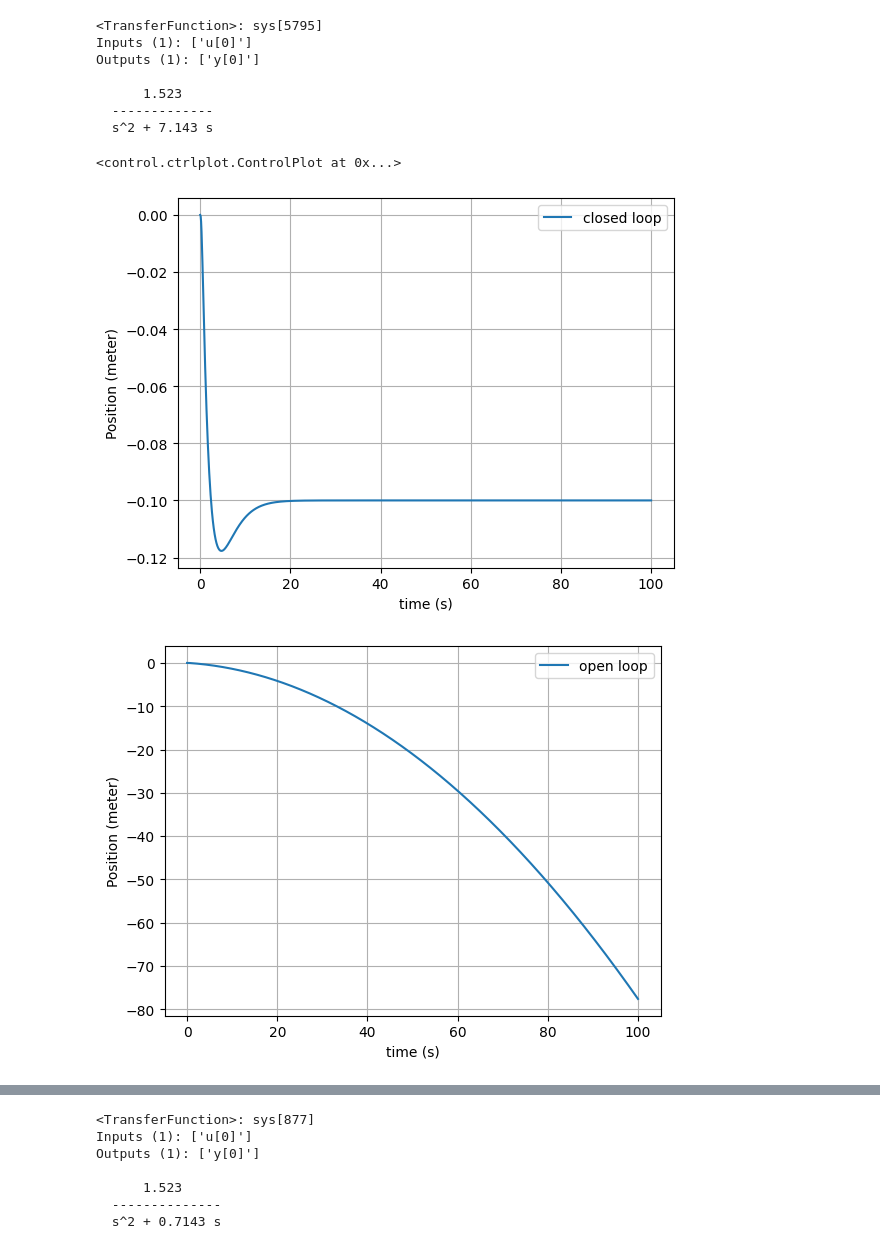
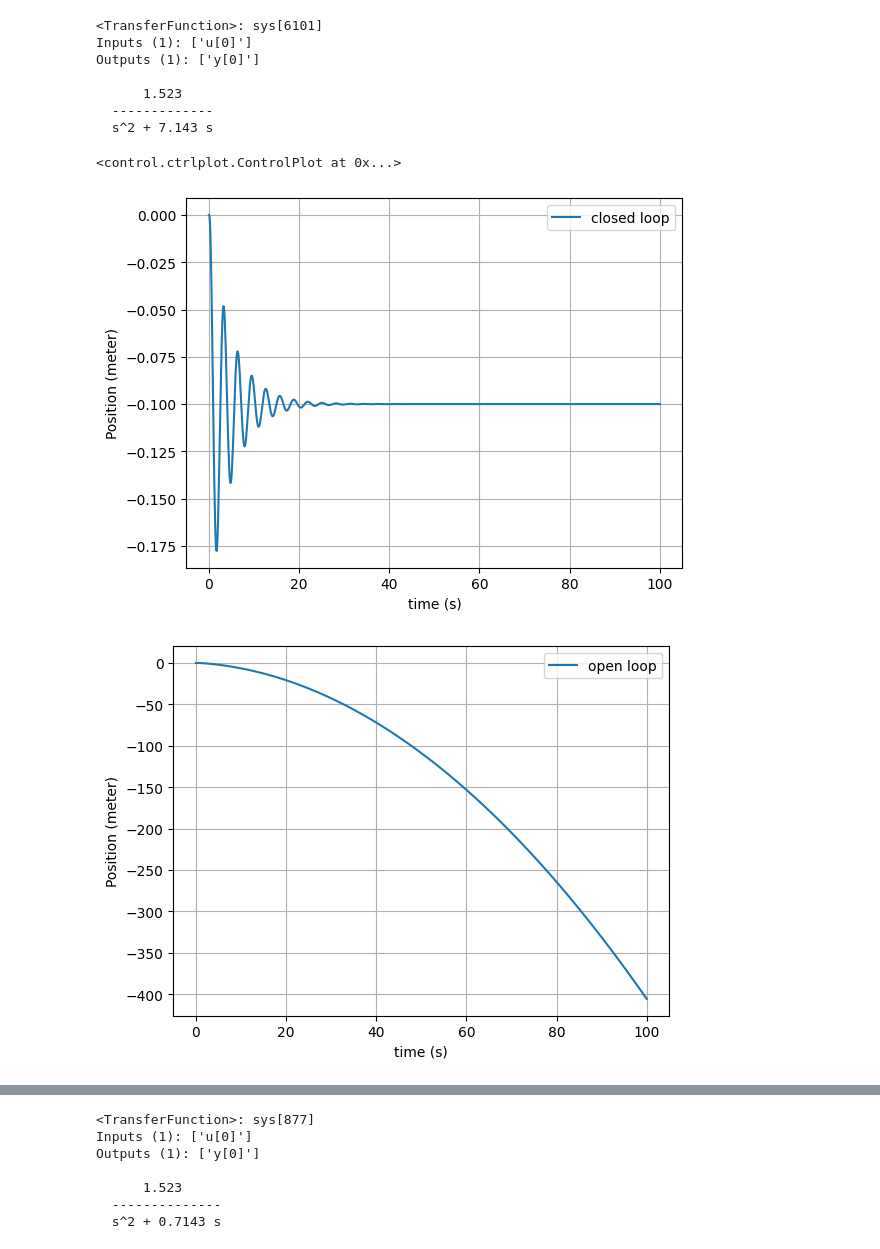
Before and after one commit to TijnAltenaAO/python-modeling, a Jupyter notebook: controlsystemsmodeling.ipynb, the cells around one changed output, grey strips where cells are left out. Cells and saved outputs as stored; diff of their text form; code cells hidden in the pictures.

```diff
--- a/controlsystemsmodeling.ipynb
+++ b/controlsystemsmodeling.ipynb
@@ -17,7 +17,7 @@ s = ctl.TransferFunction.s
 
 K = 4.4
 # K = 0.28
-T = 0.1512 # check with calculations (paper says 0.4?)
+T = 0.8 # check with calculations (paper says 0.4?)
 
 Kp = 1
 Ki = 0
@@ -31,53 +31,57 @@ den = [1, (5/7)*(b / (R*m)), 0]
 H_sys = tf(num, den)
 print(H_sys)
 
-integrator = 1/s # Misschien mogelijk, lastig
-H_motor = (K/(s+(1/T))) # of tao* s+ 1 in noemer
-H_motor = integrator * H_motor
+integrator = 1/s
+H_motorspeed = (K/(s+(1/T)))
+H_motorposition = integrator * H_motorspeed
 
-H_openloop = H_sys*H_motor
-H_total = H_sys*H_motor*H_pid
+H_openloop = H_sys*H_motorposition
+H_total = H_sys*H_motorposition*H_pid
 
-H_closedloop = feedback(H_total, 1) # H_closedloop = H_total/(1+H_total)
-# H_closedloop = H_total/(1+H_total)
+H_closedloop = feedback(H_total, 1)
 
 t = np.linspace(0, 100, 1000)
 
 setpoint = -0.1
-# init_x = 0.2
 
 r = np.ones_like(t) * setpoint # give array of 30 times[setpoint]
 
 t, y = forced_response(H_closedloop, T = t, U = r)
 t2, y2 = forced_response(H_total, T = t, U = r)
 
 plt.figure()
 plt.plot(t,y, label='closed loop')
 plt.grid()
 plt.xlabel('time (s)')
 plt.ylabel('Position (meter)')
 plt.legend()
 
 plt.figure()
 plt.plot(t2,y2, label='open loop')
 plt.grid()
 plt.xlabel('time (s)')
 plt.ylabel('Position (meter)')
 plt.legend()
 
 plt.figure()
 pole_zero_plot(H_closedloop)
 
 plt.figure()
 pole_zero_plot(H_openloop)
+
+plt.figure()
+bode_plot(H_closedloop, Hz = False)
+
+plt.figure()
+bode_plot(H_openloop, Hz = False)
 # %% [output]
-<TransferFunction>: sys[5795]
+<TransferFunction>: sys[6101]
 Inputs (1): ['u[0]']
 Outputs (1): ['y[0]']
 
       1.523
   -------------
   s^2 + 7.143 s
 <control.ctrlplot.ControlPlot at 0x...>
-[figure, old version]
+[figure, new version]
-[figure, old version]
+[figure, new version]
```
Also changed, not shown: parts of 1 cell of this notebook.
